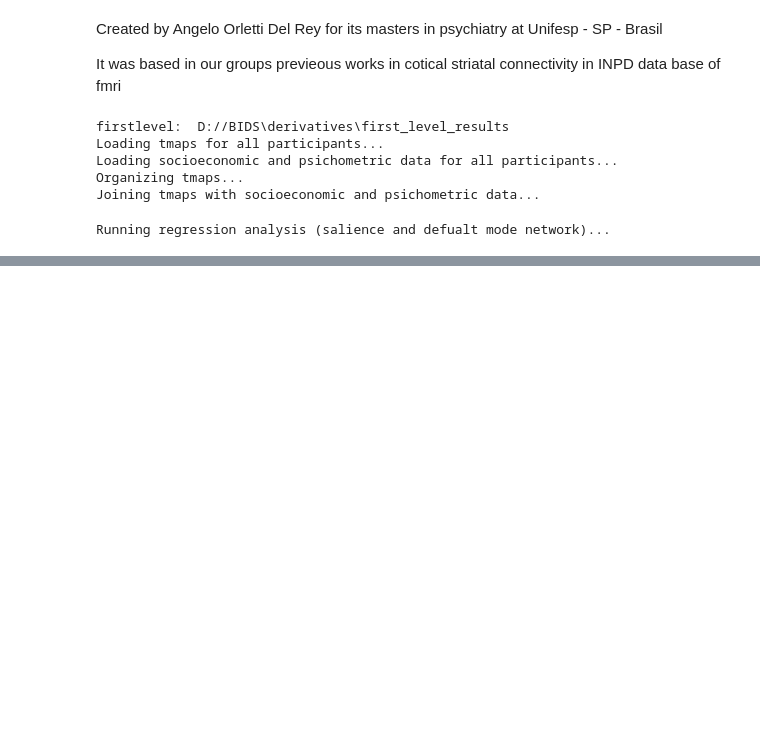
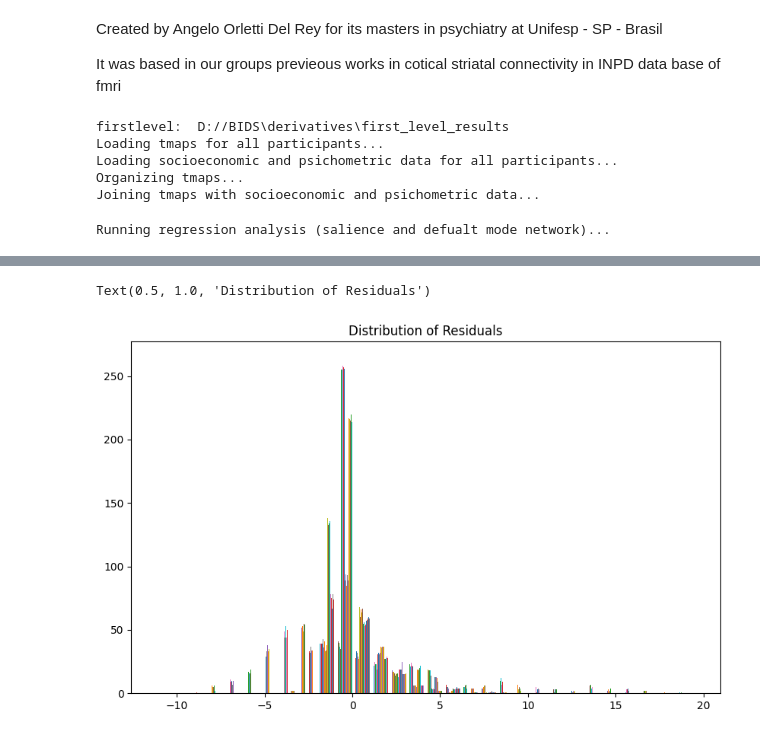
Before and after one commit to angeloodr/INPD-neuroimage-cape, a Jupyter notebook: code/seed-to-roi-2nd-level.ipynb, the cells around one changed output, grey strips where cells are left out. Cells and saved outputs as stored; diff of their text form; code cells hidden in the pictures; blank space fills up the shorter version.

Commit message:
neg bin aic, mcfadden r, residuals and LR testss

```diff
--- a/code/seed-to-roi-2nd-level.ipynb
+++ b/code/seed-to-roi-2nd-level.ipynb
@@ -317,33 +291,25 @@ all_results = []
 for cape in ['cape_tot', 'cape_PA_score', 'cape_PI_score', 'cape_BE_score']:
     # Process salience network results
     for seed in seednames:
-        for roi in results_salience[cape][seed].keys():
-            # Get the result values as a dictionary
-            result_dict = results_salience[cape][seed][roi].to_dict('records')[0] if isinstance(results_salience[cape][seed][roi], pd.DataFrame) else results_salience[cape][seed][roi]
-            # Add metadata columns
-            result_dict['CAPE'] = cape
-            result_dict['seed'] = seed
-            result_dict['network'] = 'Salience'
-            result_dict['ROI'] = roi
-            all_results.append(result_dict)
+        for network in ['Vis', 'SomMot', 'DorsAttn', 'SalVentAttn', 'Limbic', 'Cont', 'Default']:
+            for roi in shaeffer_network[shaeffer_network['name'].str.contains(network)]['index']:
+                # Get the result values as a dictionary
+                result_dict = results_networks[cape][seed][roi].to_dict('records')[0] if isinstance(results_networks[cape][seed][roi], pd.DataFrame) else results_networks[cape][seed][roi]
+                # Add metadata columns
+                result_dict['CAPE'] = cape
+                result_dict['seed'] = seed
+                result_dict['network'] = network
+                result_dict['ROI'] = roi
+                all_results.append(result_dict)
 
-    # Process default mode network results
-    for seed in seednames:
-        for roi in results_default[cape][seed].keys():
-            # Get the result values as a dictionary
-            result_dict = results_default[cape][seed][roi].to_dict('records')[0] if isinstance(results_default[cape][seed][roi], pd.DataFrame) else results_default[cape][seed][roi]
-            # Add metadata columns
-            result_dict['CAPE'] = cape
-            result_dict['seed'] = seed
-            result_dict['network'] = 'Default'
-            result_dict['ROI'] = roi
-            all_results.append(result_dict)
 
 # Create dataframe from list of dictionaries
 merged_df = pd.DataFrame(all_results)
 
 # Reorder columns for better readability
-column_order = ['CAPE', 'seed', 'network', 'ROI', 'coef', 'intercept', 't_value', 'p_value', 'corrected_p_value', 'AIC', 'BIC']
+column_order = ['CAPE', 'seed', 'network', 'ROI', 'coef', 'intercept', 't_value', 'p_value',
+                'corr_p_value_general', 'corr_p_value_intranetwork', 'AIC', 'BIC', 'deviance',
+                'degrees_of_freedom', 'residuals', 'mcFadden_R_squared', 'log_likelihood']
 merged_df = merged_df[column_order]
 
 # Save to CSV
@@ -389,0 +340,8 @@ merged_df
+# %%
+# plot a summary of the residuals distribution
+plt.figure(figsize=(10, 6))
+plt.hist(merged_df['residuals'])
+plt.title('Distribution of Residuals')
+# %% [output]
+Text(0.5, 1.0, 'Distribution of Residuals')
+[figure, added]
```
Also changed, not shown: parts of 8 cells of this notebook.
